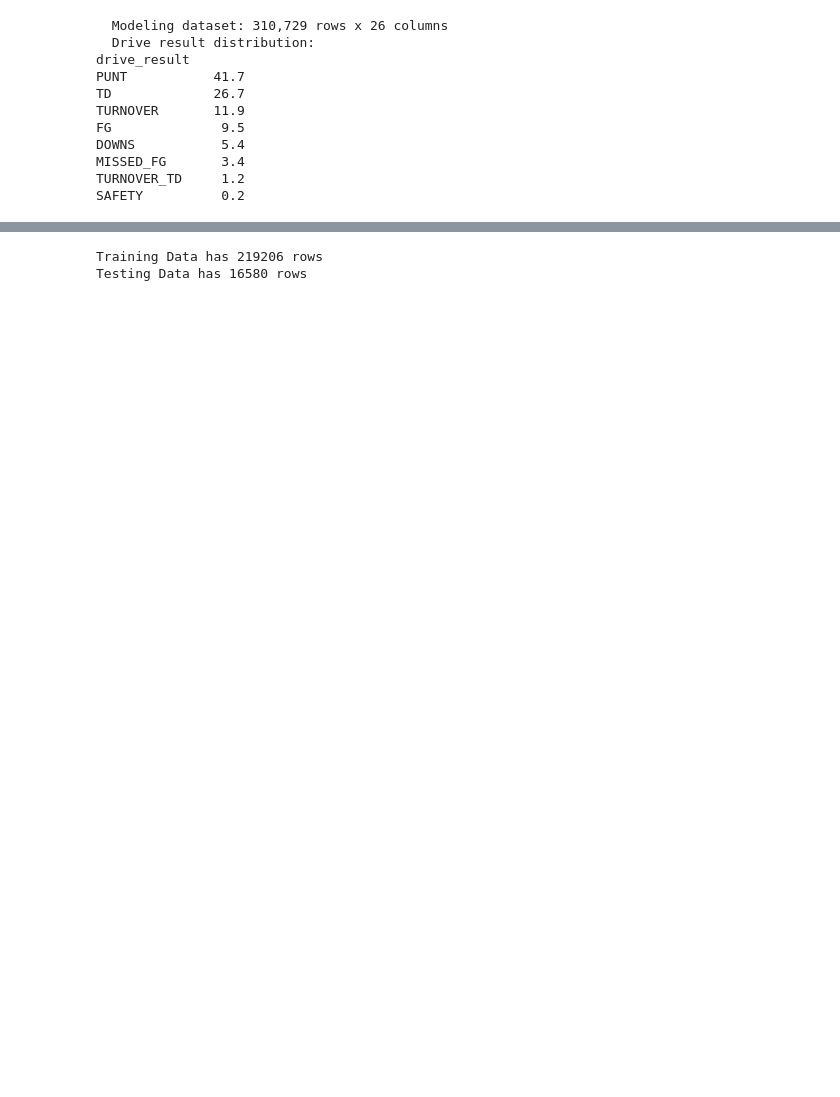
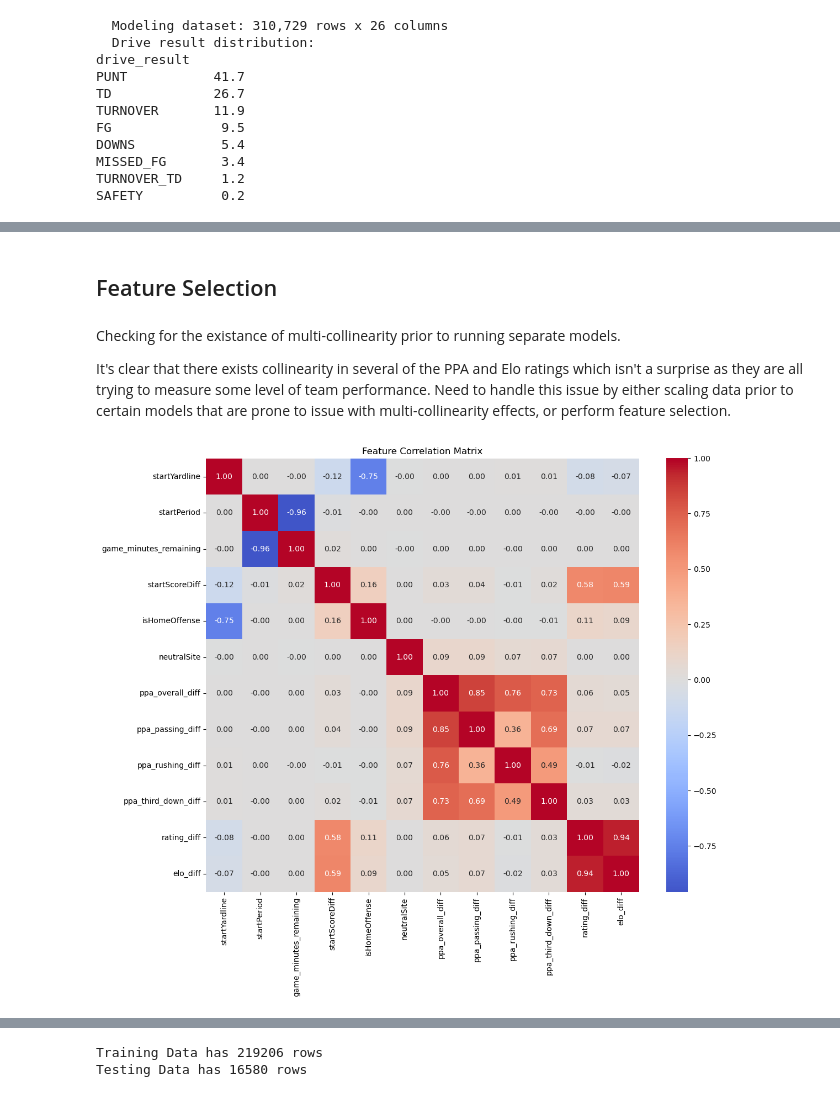
Before and after one commit to truett-jt/CFB-Simulator, a Jupyter notebook: cfb.ipynb, the cells around one changed output, grey strips where cells are left out. Saved outputs shown, nothing was run; the diff lists cells and outputs as text; code cells hidden in the pictures; blank space fills up the shorter version.

```diff
--- a/cfb.ipynb
+++ b/cfb.ipynb
@@ -562 +596,30 @@ Features used (18): ['startYardline', 'startPeriod', 'game_minutes_remaining', '
 Target Classes: ['DOWNS', 'FG', 'MISSED_FG', 'PUNT', 'SAFETY', 'TD', 'TURNOVER', 'TURNOVER_TD']
+# %% [markdown]
+## Feature Selection
+# %% [markdown]
+Checking for the existance of multi-collinearity prior to running separate models.
+
+It's clear that there exists collinearity in several of the PPA and Elo ratings which isn't a surprise as they are all trying to measure some level of team performance. Need to handle this issue by either scaling data prior to certain models that are prone to issue with multi-collinearity effects, or perform feature selection.
+# %%
+import seaborn as sns
+import matplotlib.pyplot as plt
+
+# taking a look at correlation matrix
+corr_matrix = X.corr()
+
+# plot the matrix
+plt.figure(figsize=(12, 10))
+sns.heatmap(
+    corr_matrix,
+    annot=True,
+    fmt=".2f",
+    cmap="coolwarm",
+    center=0,
+    square=True
+)
+plt.title("Feature Correlation Matrix")
+plt.tight_layout()
+plt.savefig("reports/correlation_matrix.png", dpi=150)
+plt.show()
+# %% [output]
+[figure, added]
```
Also changed, not shown: parts of 31 cells of this notebook, 5 other files.
